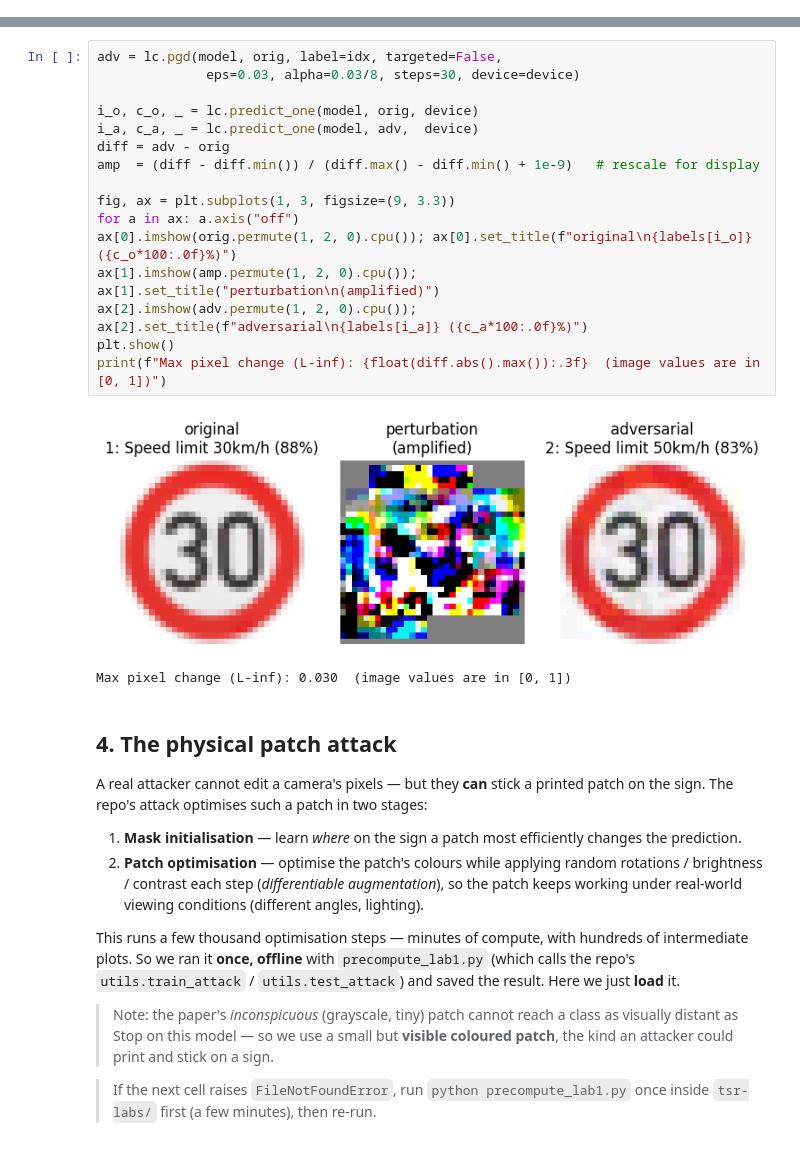
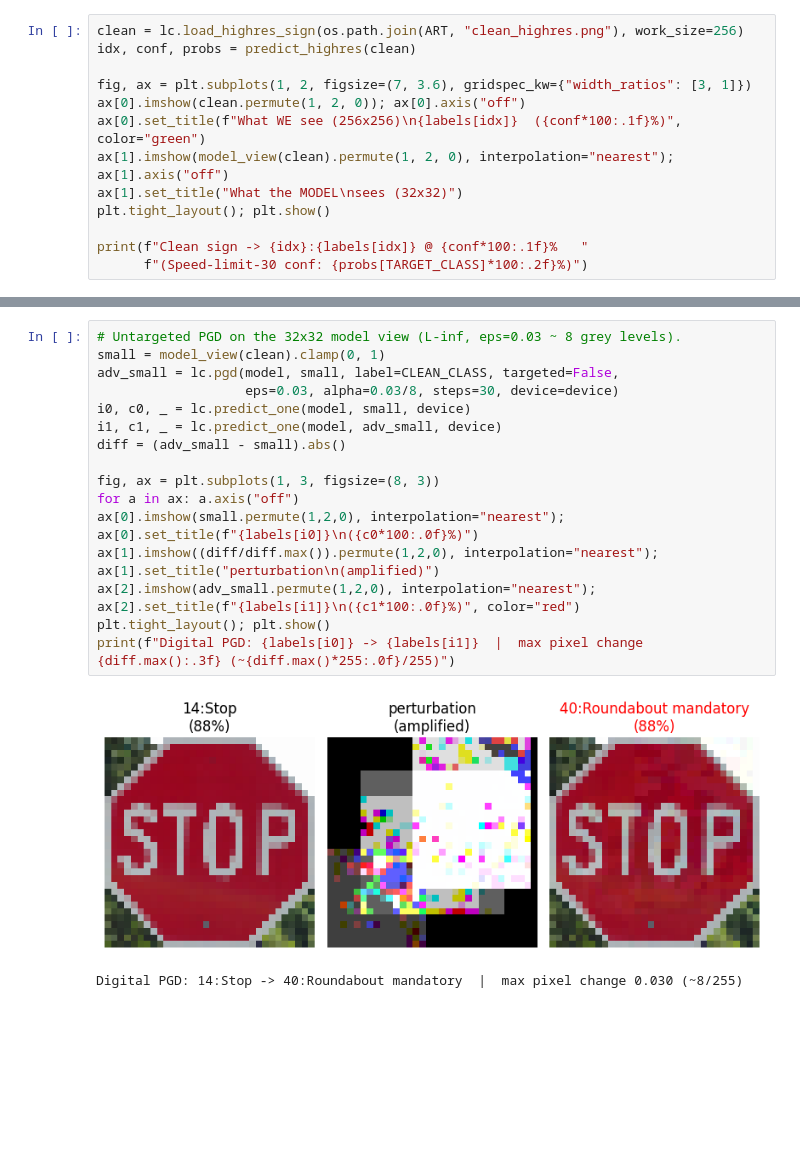
Before and after one commit to joshuacaplan/tsr-labs, a Jupyter notebook: Lab1_Evasion_Patch_Attack.ipynb, the cells around one changed output, grey strips where cells are left out. Saved outputs shown, nothing was run; the diff lists cells and outputs as text; blank space fills up the shorter version.

```diff
--- a/Lab1_Evasion_Patch_Attack.ipynb
+++ b/Lab1_Evasion_Patch_Attack.ipynb
@@ -99,0 +72,13 @@ patch attack next lifts this into the real world.
+# %%
+clean = lc.load_highres_sign(os.path.join(ART, "clean_highres.png"), work_size=256)
+idx, conf, probs = predict_highres(clean)
+
+fig, ax = plt.subplots(1, 2, figsize=(7, 3.6), gridspec_kw={"width_ratios": [3, 1]})
+ax[0].imshow(clean.permute(1, 2, 0)); ax[0].axis("off")
+ax[0].set_title(f"What WE see (256x256)\n{labels[idx]}  ({conf*100:.1f}%)", color="green")
+ax[1].imshow(model_view(clean).permute(1, 2, 0), interpolation="nearest"); ax[1].axis("off")
+ax[1].set_title("What the MODEL\nsees (32x32)")
+plt.tight_layout(); plt.show()
+
+print(f"Clean sign -> {idx}:{labels[idx]} @ {conf*100:.1f}%   "
+      f"(Speed-limit-30 conf: {probs[TARGET_CLASS]*100:.2f}%)")
@@ -100,42 +94,19 @@ patch attack next lifts this into the real world.
 # %%
-adv = lc.pgd(model, orig, label=idx, targeted=False,
-              eps=0.03, alpha=0.03/8, steps=30, device=device)
+# Untargeted PGD on the 32x32 model view (L-inf, eps=0.03 ~ 8 grey levels).
+small = model_view(clean).clamp(0, 1)
+adv_small = lc.pgd(model, small, label=CLEAN_CLASS, targeted=False,
+                   eps=0.03, alpha=0.03/8, steps=30, device=device)
+i0, c0, _ = lc.predict_one(model, small, device)
+i1, c1, _ = lc.predict_one(model, adv_small, device)
+diff = (adv_small - small).abs()
 
-i_o, c_o, _ = lc.predict_one(model, orig, device)
-i_a, c_a, _ = lc.predict_one(model, adv,  device)
-diff = adv - orig
-amp  = (diff - diff.min()) / (diff.max() - diff.min() + 1e-9)   # rescale for display
-
-fig, ax = plt.subplots(1, 3, figsize=(9, 3.3))
+fig, ax = plt.subplots(1, 3, figsize=(8, 3))
 for a in ax: a.axis("off")
-ax[0].imshow(orig.permute(1, 2, 0).cpu()); ax[0].set_title(f"original\n{labels[i_o]} ({c_o*100:.0f}%)")
-ax[1].imshow(amp.permute(1, 2, 0).cpu());  ax[1].set_title("perturbation\n(amplified)")
-ax[2].imshow(adv.permute(1, 2, 0).cpu());  ax[2].set_title(f"adversarial\n{labels[i_a]} ({c_a*100:.0f}%)")
-plt.show()
-print(f"Max pixel change (L-inf): {float(diff.abs().max()):.3f}  (image values are in [0, 1])")
+ax[0].imshow(small.permute(1,2,0), interpolation="nearest");           ax[0].set_title(f"{labels[i0]}\n({c0*100:.0f}%)")
+ax[1].imshow((diff/diff.max()).permute(1,2,0), interpolation="nearest"); ax[1].set_title("perturbation\n(amplified)")
+ax[2].imshow(adv_small.permute(1,2,0), interpolation="nearest");        ax[2].set_title(f"{labels[i1]}\n({c1*100:.0f}%)", color="red")
+plt.tight_layout(); plt.show()
+print(f"Digital PGD: {labels[i0]} -> {labels[i1]}  |  max pixel change {diff.max():.3f} (~{diff.max()*255:.0f}/255)")
 # %% [output]
-[figure, old version]
+[figure, new version]
-Max pixel change (L-inf): 0.030  (image values are in [0, 1])
+Digital PGD: 14:Stop -> 40:Roundabout mandatory  |  max pixel change 0.030 (~8/255)
-# %% [markdown]
-## 4. The physical patch attack
-
-A real attacker cannot edit a camera's pixels — but they **can** stick a printed patch on the
-sign. The repo's attack optimises such a patch in two stages:
-
-1. **Mask initialisation** — learn *where* on the sign a patch most efficiently changes the
-   prediction.
-2. **Patch optimisation** — optimise the patch's colours while applying random
-   rotations / brightness / contrast each step (*differentiable augmentation*), so the patch
-   keeps working under real-world viewing conditions (different angles, lighting).
-
-This runs a few thousand optimisation steps — minutes of compute, with hundreds of
-intermediate plots. So we ran it **once, offline** with `precompute_lab1.py` (which calls the
-repo's `utils.train_attack` / `utils.test_attack`) and saved the result. Here we just **load**
-it.
-
-> Note: the paper's *inconspicuous* (grayscale, tiny) patch cannot reach a class as visually
-> distant as Stop on this model — so we use a small but **visible coloured patch**, the kind an
-> attacker could print and stick on a sign.
-
-> If the next cell raises `FileNotFoundError`, run `python precompute_lab1.py` once inside
-> `tsr-labs/` first (a few minutes), then re-run.
```
Also changed, not shown: parts of 31 cells of this notebook, 7 other files.
